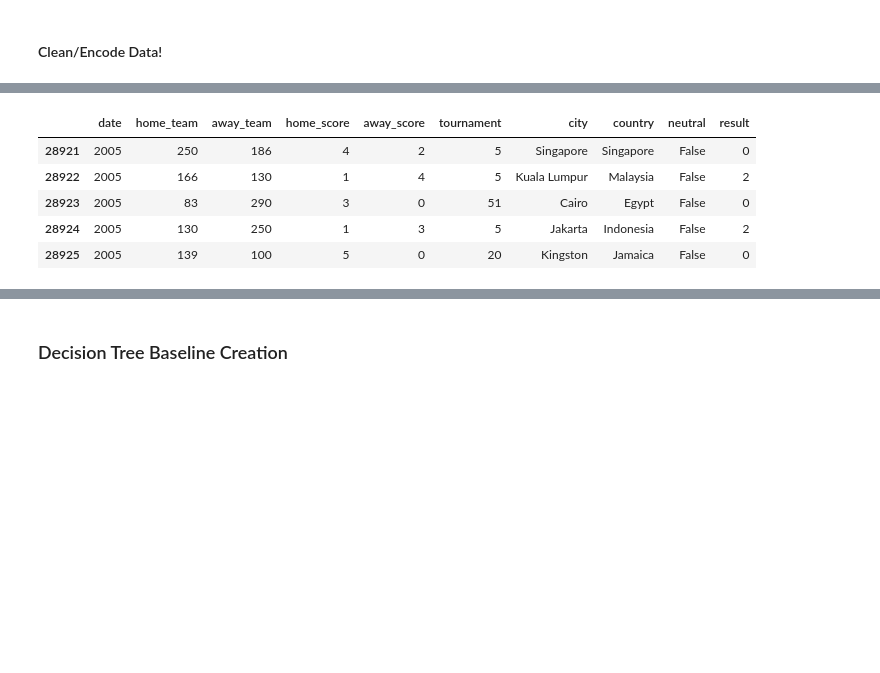
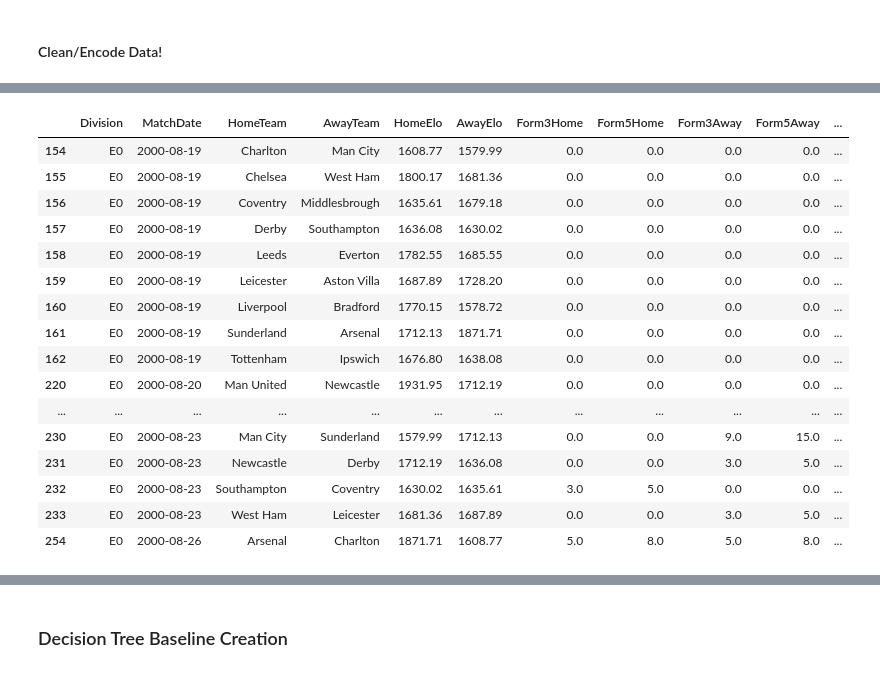
Before and after one commit to Josiah-MSOE/AI-Tools-Final-Project, a Jupyter notebook: Baseline_Model.ipynb, the cells around one changed output, grey strips where cells are left out. Drawn from its saved outputs; the diff is of its cells as text; code cells hidden in the pictures; blank space fills up the shorter version.

Commit message:
Updated original Baseline Model for Premier League - Win/Loss classification

```diff
--- a/Baseline_Model.ipynb
+++ b/Baseline_Model.ipynb
@@ -10,4 +10,6 @@ from sklearn import metrics
 # %%
 results = pd.read_csv("data/results.csv")
+# %%
+premier_results = pd.read_csv("premier_data/premier_matches.csv")
 # %% [markdown]
 #### Clean/Encode Data!
@@ -59,14 +15,0 @@ results.head()
-# %%
-# Encode Tournament Column (if we are using it)
-encoder = LabelEncoder()
-encoder.fit(results['tournament'].unique())
-
-results['tournament'] = encoder.transform(results['tournament'])
-results.head()
-# %% [output]
-|  | date | home_team | away_team | home_score | away_score | tournament | city | country | neutral | result |
-| 28921 | 2005 | 250 | 186 | 4 | 2 | 5 | Singapore | Singapore | False | 0 |
-| 28922 | 2005 | 166 | 130 | 1 | 4 | 5 | Kuala Lumpur | Malaysia | False | 2 |
-| 28923 | 2005 | 83 | 290 | 3 | 0 | 51 | Cairo | Egypt | False | 0 |
-| 28924 | 2005 | 130 | 250 | 1 | 3 | 5 | Jakarta | Indonesia | False | 2 |
-| 28925 | 2005 | 139 | 100 | 5 | 0 | 20 | Kingston | Jamaica | False | 0 |
@@ -81,0 +16,31 @@ y_test =  test['result']
+# %%
+# drop betting odds
+cols_to_drop = [
+    "C_HTB", "MaxOver25", "MaxUnder25", "HandiSize", "HandiHome",
+    "HandiAway", "C_LTH", "C_LTA", "C_VHD", "C_VAD", "C_PHB",
+    "OddHome",	"OddDraw",	"OddAway",	"MaxHome",	"MaxDraw",	"MaxAway",	"Over25",	"Under25",
+    "MatchTime" # and some odd TIME cols
+]
+premier_results = premier_results.drop(columns=cols_to_drop)
+# %%
+# Grab PREMIER LEAGUE data
+premier_results = premier_results[premier_results['Division'] == 'E0'].copy()
+premier_results.head(20)
+# %% [output]
+|  | Division | MatchDate | HomeTeam | AwayTeam | HomeElo | AwayElo | Form3Home | Form5Home | Form3Away | Form5Away | ... |
+| 154 | E0 | 2000-08-19 | Charlton | Man City | 1608.77 | 1579.99 | 0.0 | 0.0 | 0.0 | 0.0 | ... |
+| 155 | E0 | 2000-08-19 | Chelsea | West Ham | 1800.17 | 1681.36 | 0.0 | 0.0 | 0.0 | 0.0 | ... |
+| 156 | E0 | 2000-08-19 | Coventry | Middlesbrough | 1635.61 | 1679.18 | 0.0 | 0.0 | 0.0 | 0.0 | ... |
+| 157 | E0 | 2000-08-19 | Derby | Southampton | 1636.08 | 1630.02 | 0.0 | 0.0 | 0.0 | 0.0 | ... |
+| 158 | E0 | 2000-08-19 | Leeds | Everton | 1782.55 | 1685.55 | 0.0 | 0.0 | 0.0 | 0.0 | ... |
+| 159 | E0 | 2000-08-19 | Leicester | Aston Villa | 1687.89 | 1728.20 | 0.0 | 0.0 | 0.0 | 0.0 | ... |
+| 160 | E0 | 2000-08-19 | Liverpool | Bradford | 1770.15 | 1578.72 | 0.0 | 0.0 | 0.0 | 0.0 | ... |
+| 161 | E0 | 2000-08-19 | Sunderland | Arsenal | 1712.13 | 1871.71 | 0.0 | 0.0 | 0.0 | 0.0 | ... |
+| 162 | E0 | 2000-08-19 | Tottenham | Ipswich | 1676.80 | 1638.08 | 0.0 | 0.0 | 0.0 | 0.0 | ... |
+| 220 | E0 | 2000-08-20 | Man United | Newcastle | 1931.95 | 1712.19 | 0.0 | 0.0 | 0.0 | 0.0 | ... |
+| ... | ... | ... | ... | ... | ... | ... | ... | ... | ... | ... | ... |
+| 230 | E0 | 2000-08-23 | Man City | Sunderland | 1579.99 | 1712.13 | 0.0 | 0.0 | 9.0 | 15.0 | ... |
+| 231 | E0 | 2000-08-23 | Newcastle | Derby | 1712.19 | 1636.08 | 0.0 | 0.0 | 3.0 | 5.0 | ... |
+| 232 | E0 | 2000-08-23 | Southampton | Coventry | 1630.02 | 1635.61 | 3.0 | 5.0 | 0.0 | 0.0 | ... |
+| 233 | E0 | 2000-08-23 | West Ham | Leicester | 1681.36 | 1687.89 | 0.0 | 0.0 | 3.0 | 5.0 | ... |
+| 254 | E0 | 2000-08-26 | Arsenal | Charlton | 1871.71 | 1608.77 | 5.0 | 8.0 | 5.0 | 8.0 | ... |
```
Also changed, not shown: parts of 18 cells of this notebook.
